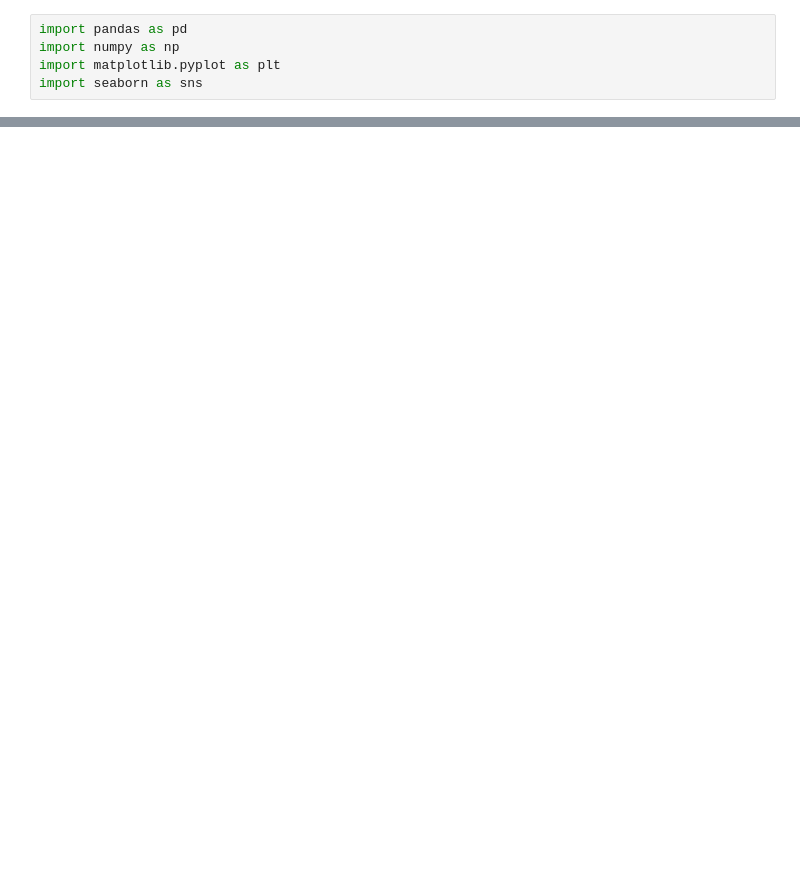
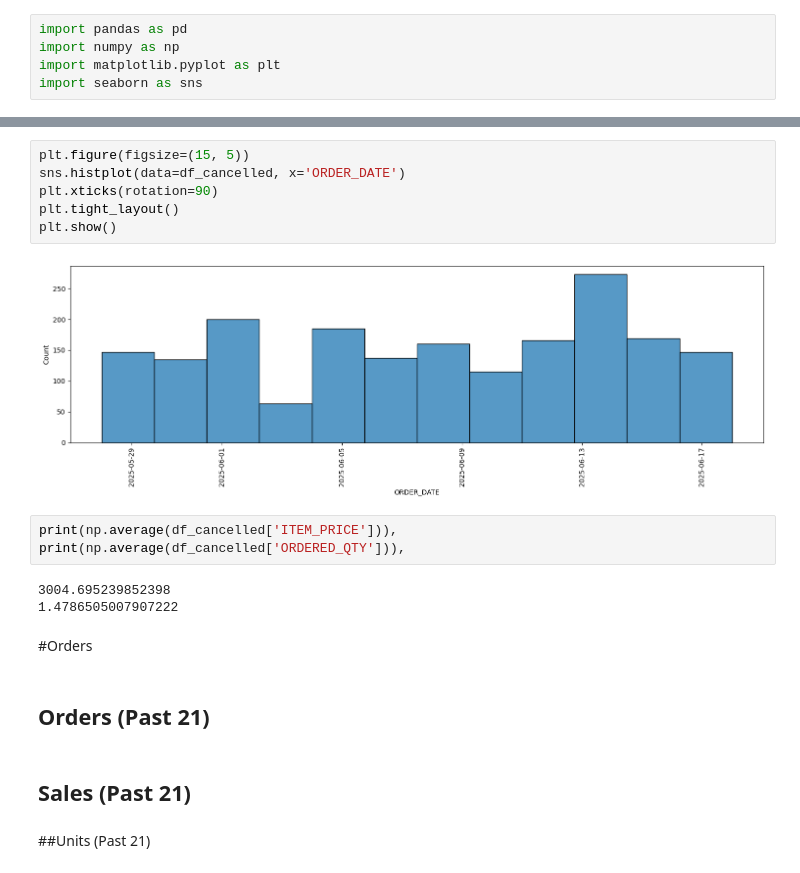
Before and after one commit to ZachGendreau/Ecommerce_Losss_Prevention, a Jupyter notebook: LP_MFA_Bullion_EDA.ipynb, the cells around one changed output, grey strips where cells are left out. Saved outputs shown, nothing was run; the diff lists cells and outputs as text; blank space fills up the shorter version.

```diff
--- a/LP_MFA_Bullion_EDA.ipynb
+++ b/LP_MFA_Bullion_EDA.ipynb
@@ -14,0 +75,22 @@ sns.scatterplot(data=df1, x='x', y='y')
+# %%
+plt.figure(figsize=(15, 5))
+sns.histplot(data=df_cancelled, x='ORDER_DATE')
+plt.xticks(rotation=90)
+plt.tight_layout()
+plt.show()
+# %% [output]
+[figure, added]
+# %%
+print(np.average(df_cancelled['ITEM_PRICE'])),
+print(np.average(df_cancelled['ORDERED_QTY'])),
+# %% [output]
+3004.695239852398
+1.4786505007907222
+# %% [markdown]
+#Orders
+# %% [markdown]
+## Orders (Past 21)
+# %% [markdown]
+## Sales (Past 21)
+# %% [markdown]
+##Units (Past 21)
```
Also changed, not shown: parts of 12 cells of this notebook.
